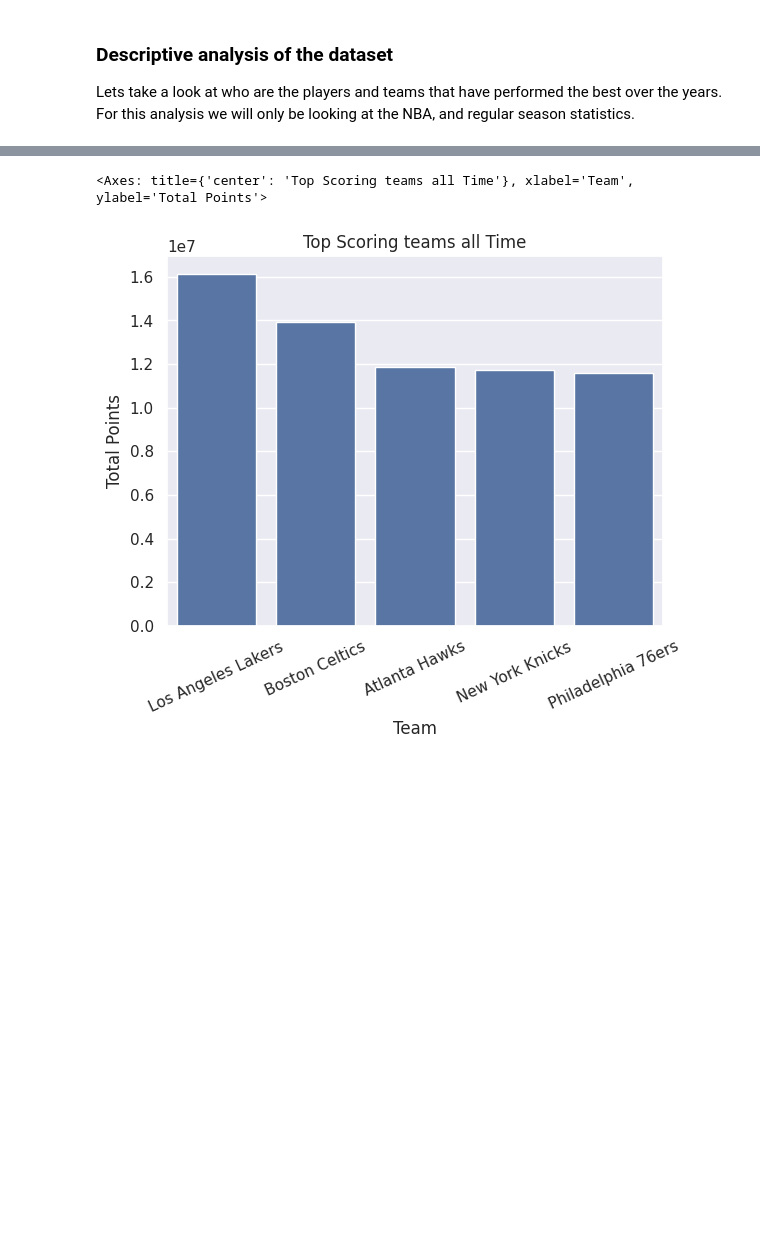
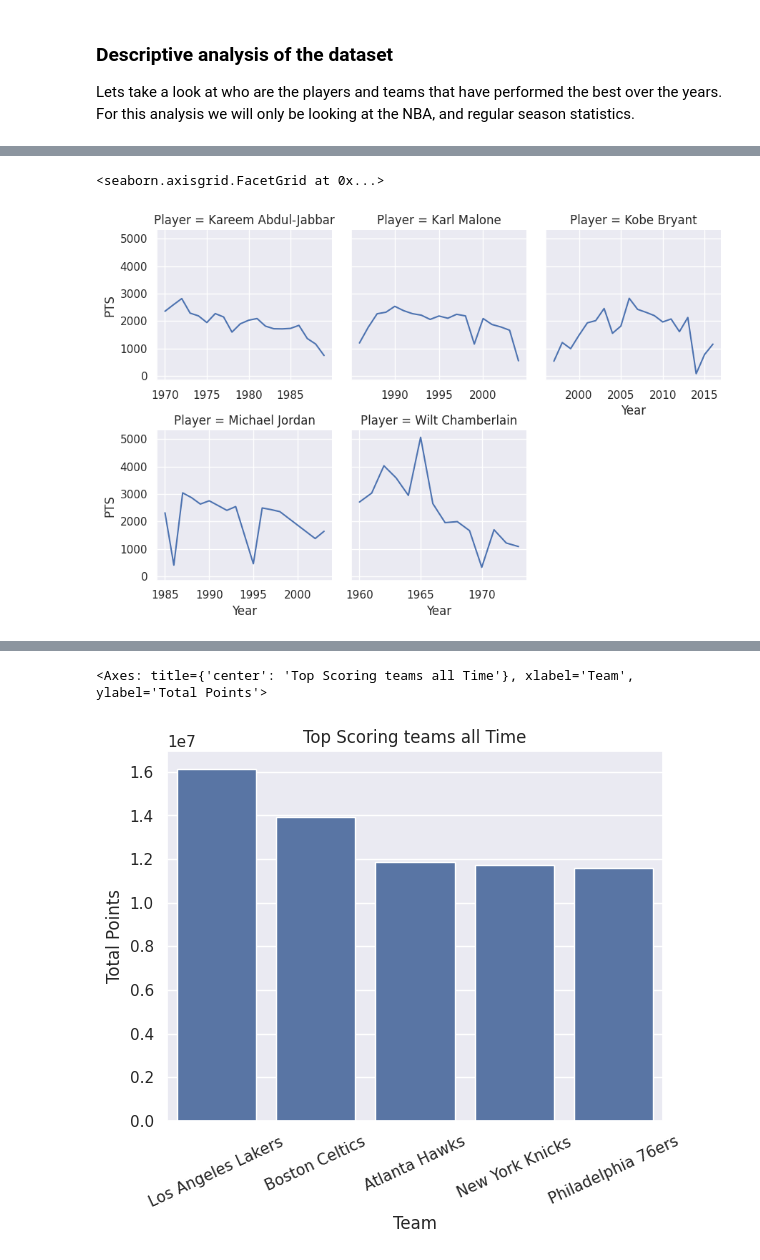
Before and after one commit to SantiagoG14/CSE160-Final-Proj-Basketball, a Jupyter notebook: player-stats.ipynb, the cells around one changed output, grey strips where cells are left out. Saved outputs shown, nothing was run; the diff lists cells and outputs as text; code cells hidden in the pictures; blank space fills up the shorter version.

Commit message:
add efficient player stats

```diff
--- a/player-stats.ipynb
+++ b/player-stats.ipynb
@@ -40,0 +54,11 @@ top_teams = top_scoring_teams.index
+# %%
+def plot_top_scoring_players_over_time():
+    players_per_year = szn_stats[szn_stats["Player"].isin(top_players)].groupby(["Player", "Year"]).sum().reset_index()
+    g = sns.FacetGrid(players_per_year, col="Player", sharex=False, col_wrap=3)
+    g.map(sns.lineplot, "Year", "PTS")
+    return g
+
+plot_top_scoring_players_over_time()
+# %% [output]
+<seaborn.axisgrid.FacetGrid at 0x...>
+[figure, added]
```
Also changed, not shown: parts of 18 cells of this notebook, 3 other files.
